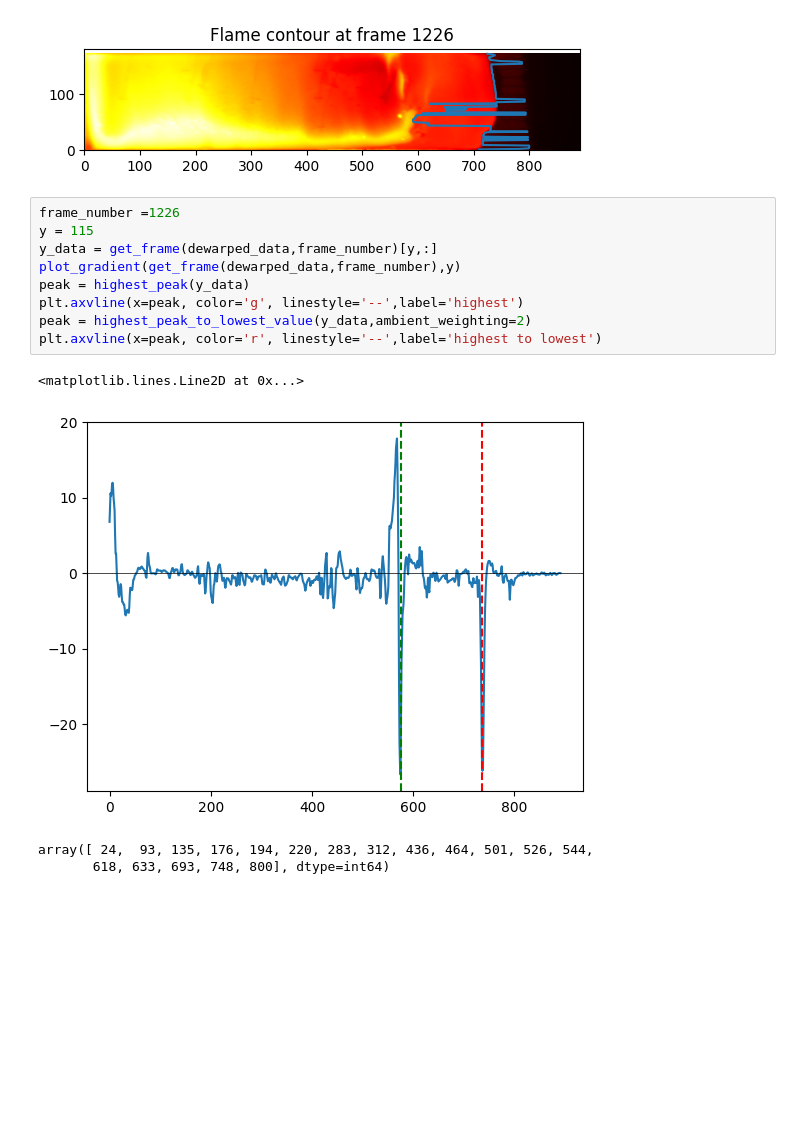
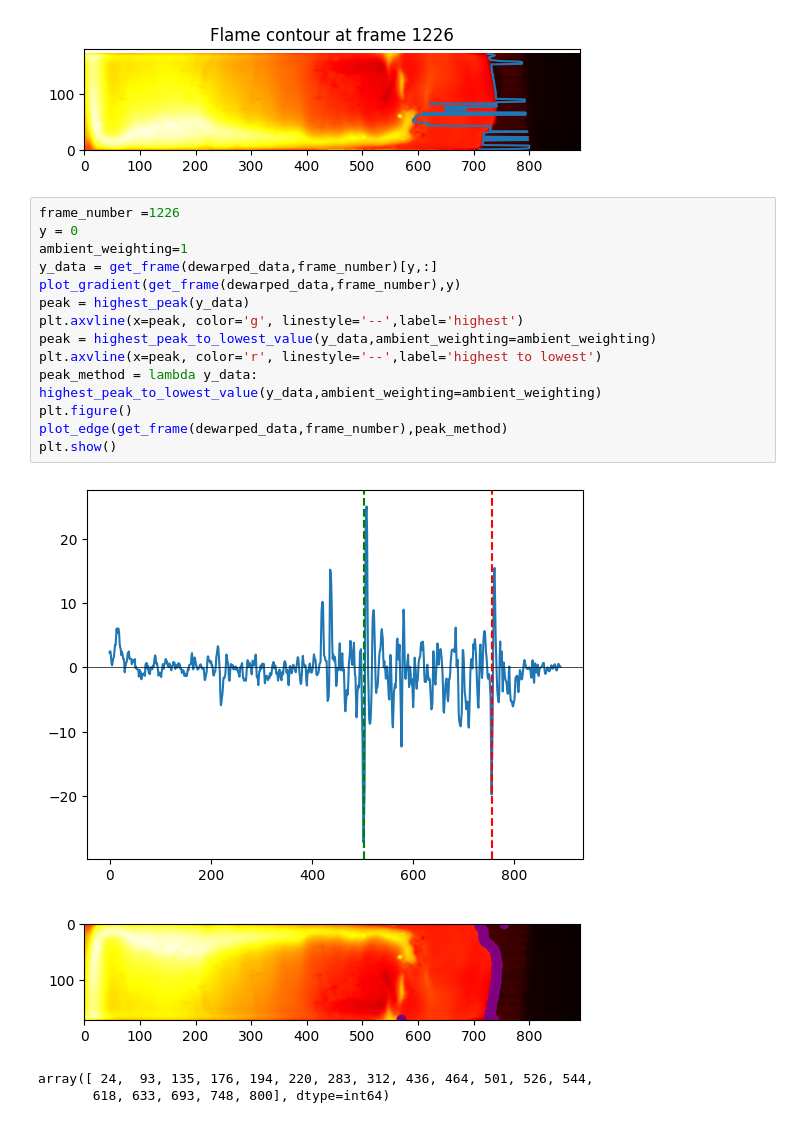
Before and after one commit to FireDynamics/FlameTrack, a Jupyter notebook: test.ipynb, the cells around one changed output. Cells and saved outputs as stored; diff of their text form; blank space fills up the shorter version.

Commit message:
improved peak finding alg

```diff
--- a/test.ipynb
+++ b/test.ipynb
@@ -45,16 +42,21 @@ RuntimeError: No mappable was found to use for colorbar creation. First define a
 [figure]
 # %%
 frame_number =1226
-y = 115
+y = 0
+ambient_weighting=1
 y_data = get_frame(dewarped_data,frame_number)[y,:]
 plot_gradient(get_frame(dewarped_data,frame_number),y)
 peak = highest_peak(y_data)
 plt.axvline(x=peak, color='g', linestyle='--',label='highest')
-peak = highest_peak_to_lowest_value(y_data,ambient_weighting=2)
+peak = highest_peak_to_lowest_value(y_data,ambient_weighting=ambient_weighting)
 plt.axvline(x=peak, color='r', linestyle='--',label='highest to lowest')
+peak_method = lambda y_data: highest_peak_to_lowest_value(y_data,ambient_weighting=ambient_weighting)
+plt.figure()
+plot_edge(get_frame(dewarped_data,frame_number),peak_method)
+plt.show()
 # %% [output]
-<matplotlib.lines.Line2D at 0x...>
-[figure, old version]
+[figure, new version]
+[figure, added]
 # %%
 # %% [output]
 array([ 24,  93, 135, 176, 194, 220, 283, 312, 436, 464, 501, 526, 544,
```
Also changed, not shown: parts of 1 cell of this notebook, 2 other files.
